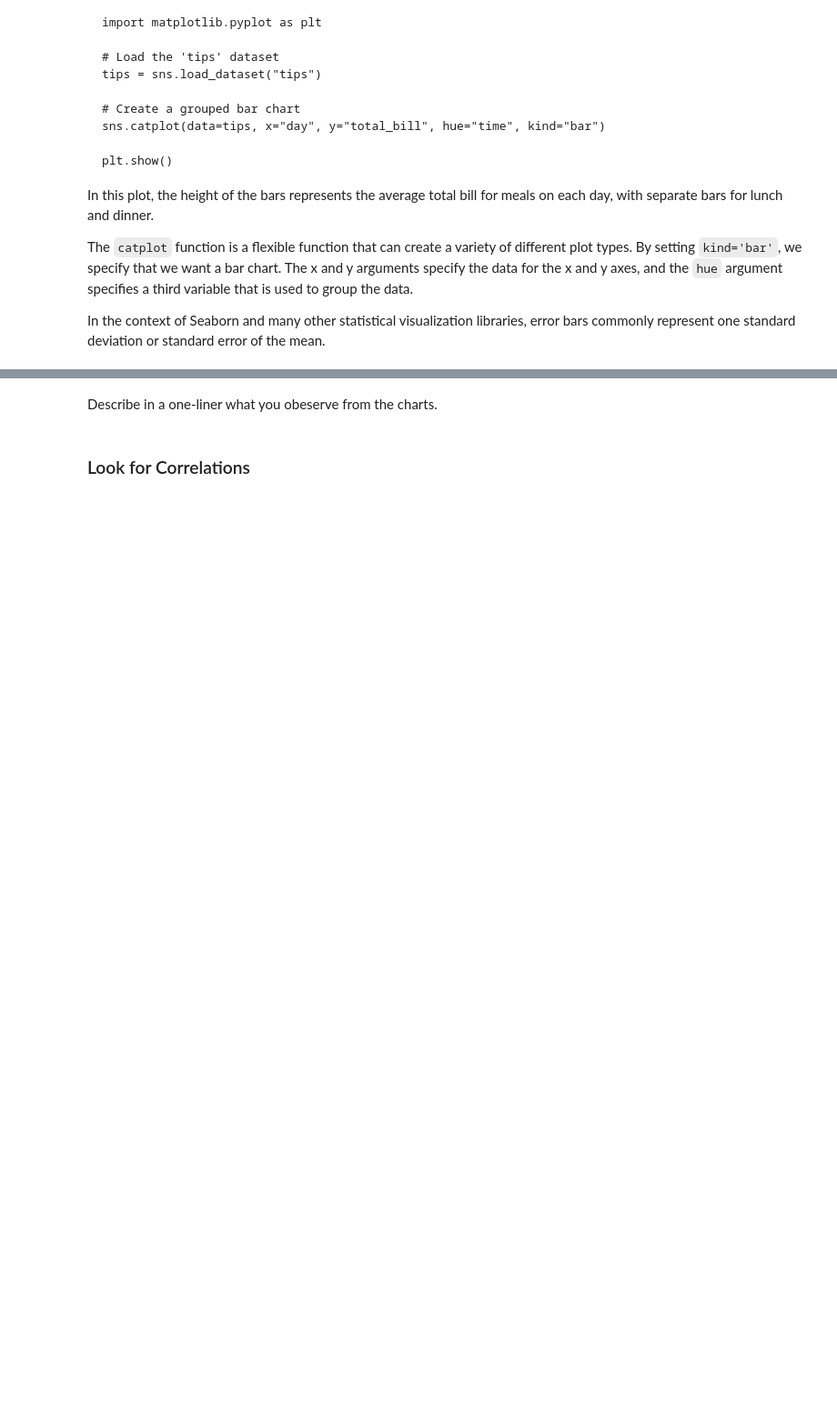
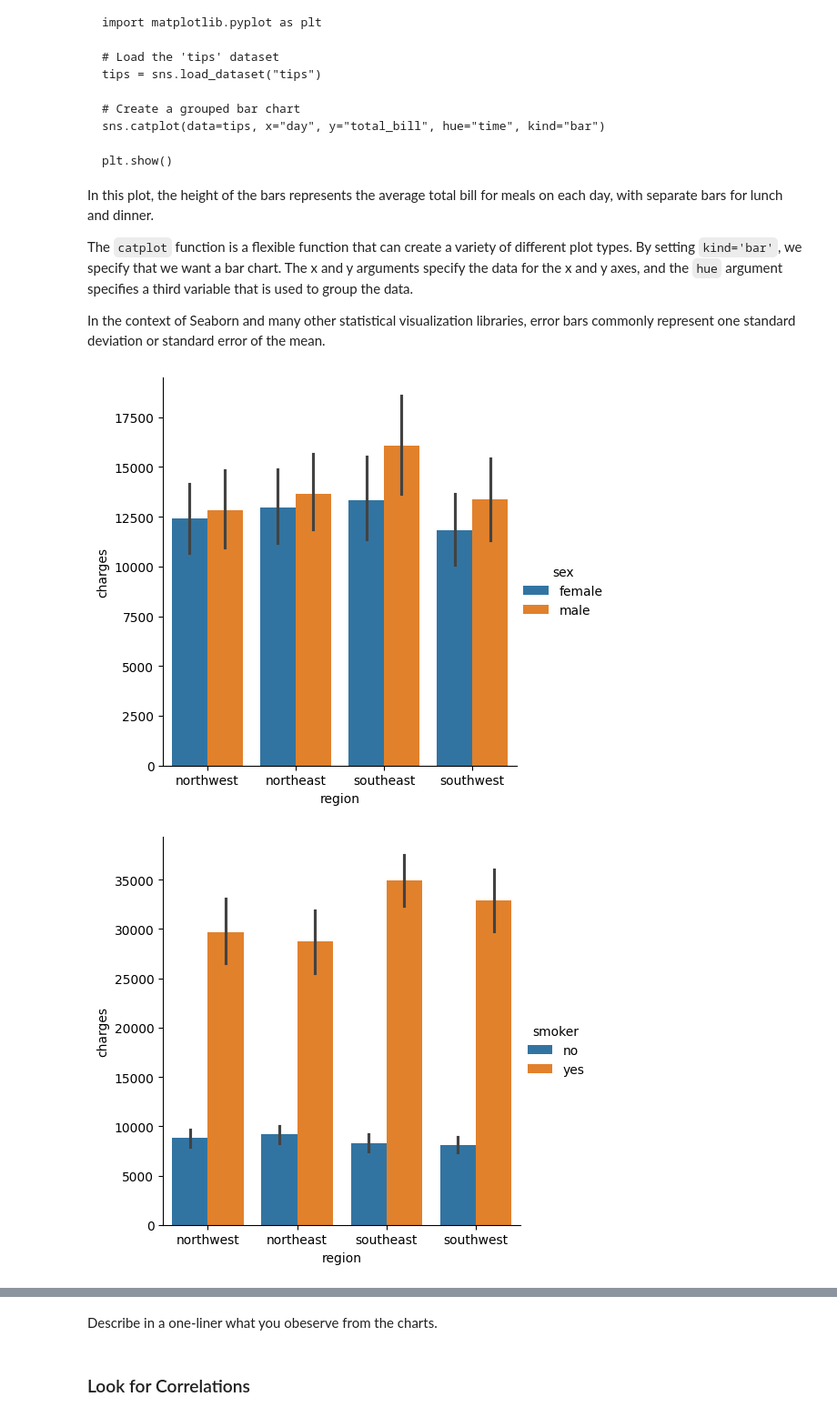
Before and after one commit to jluover9000/Spring2024_SENG474_ML_Course, a Jupyter notebook: Assignment1/1_medical_costs_post.ipynb, the cells around one changed output, grey strips where cells are left out. Shown at 91% size. Cells and saved outputs as stored; diff of their text form; code cells hidden in the pictures; blank space fills up the shorter version.

Commit message:
finished part1 medical_costs_post

```diff
--- a/Assignment1/1_medical_costs_post.ipynb
+++ b/Assignment1/1_medical_costs_post.ipynb
@@ -168,4 +168,15 @@ In the context of Seaborn and many other statistical visualization libraries, er
 # %%
 # plot grouped bar charts of region and insurance costs hue by sex, smoker, and number of children (three separate charts)
 # use the catplot() function to create the bar charts
 # set the kind parameter to "bar" and the data parameter to medical
+import seaborn as sns
+import matplotlib.pyplot as plt
+
+#plot grouped bar charts of region and insurance costs hue by sex
+sns.catplot(data=medical, x='region', y='charges', hue = 'sex', kind='bar')
+sns.catplot(data=medical, x='region', y='charges', hue = 'smoker', kind='bar')
+sns.catplot(data=medical, x='region', y='charges', hue = 'children', kind='bar')
+plt.show()
+# %% [output]
+[figure, added]
+[figure, added]
```
Also changed, not shown: parts of 20 cells of this notebook.
